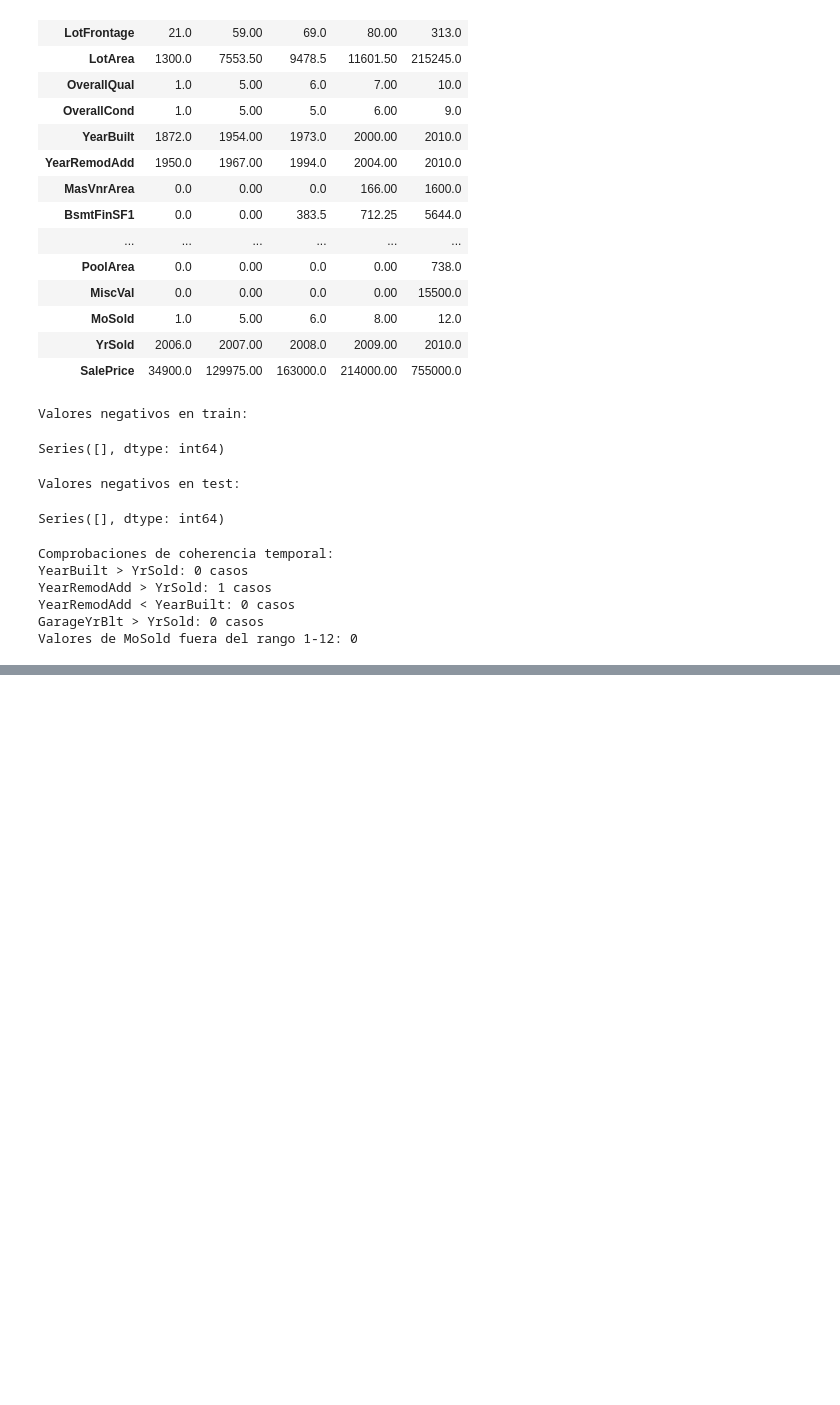
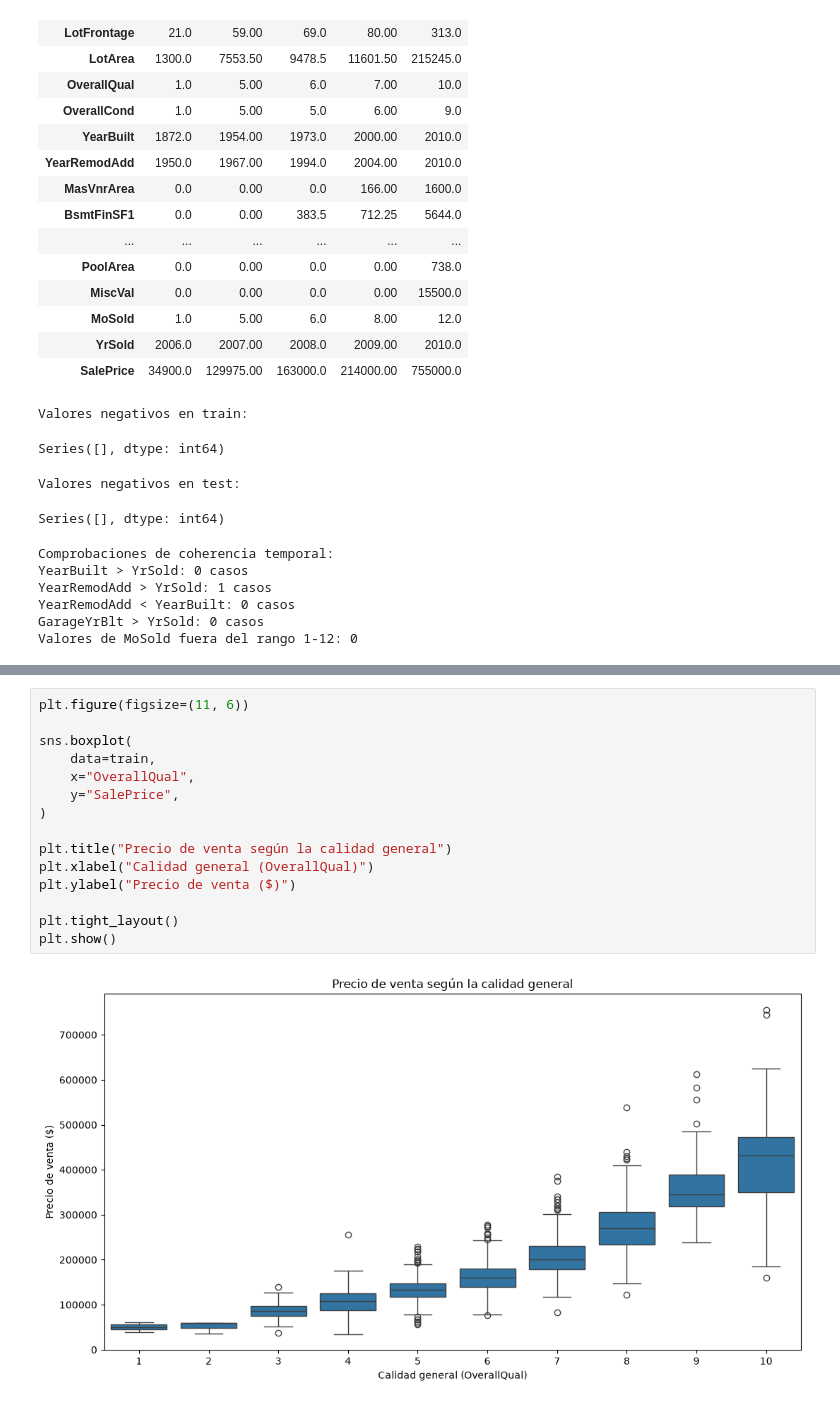
Before and after one commit to AdriaFerOrtiz/house-prices-machine-learning, a Jupyter notebook: notebooks/01_data_audit_eda.ipynb, the cells around one changed output, grey strips where cells are left out. Drawn from its saved outputs; the diff is of its cells as text; blank space fills up the shorter version.

```diff
--- a/notebooks/01_data_audit_eda.ipynb
+++ b/notebooks/01_data_audit_eda.ipynb
@@ -566,0 +928,17 @@ Valores de MoSold fuera del rango 1-12: 0
+# %%
+plt.figure(figsize=(11, 6))
+
+sns.boxplot(
+    data=train,
+    x="OverallQual",
+    y="SalePrice",
+)
+
+plt.title("Precio de venta según la calidad general")
+plt.xlabel("Calidad general (OverallQual)")
+plt.ylabel("Precio de venta ($)")
+
+plt.tight_layout()
+plt.show()
+# %% [output]
+[figure, added]
```
Also changed, not shown: parts of 32 cells of this notebook.
